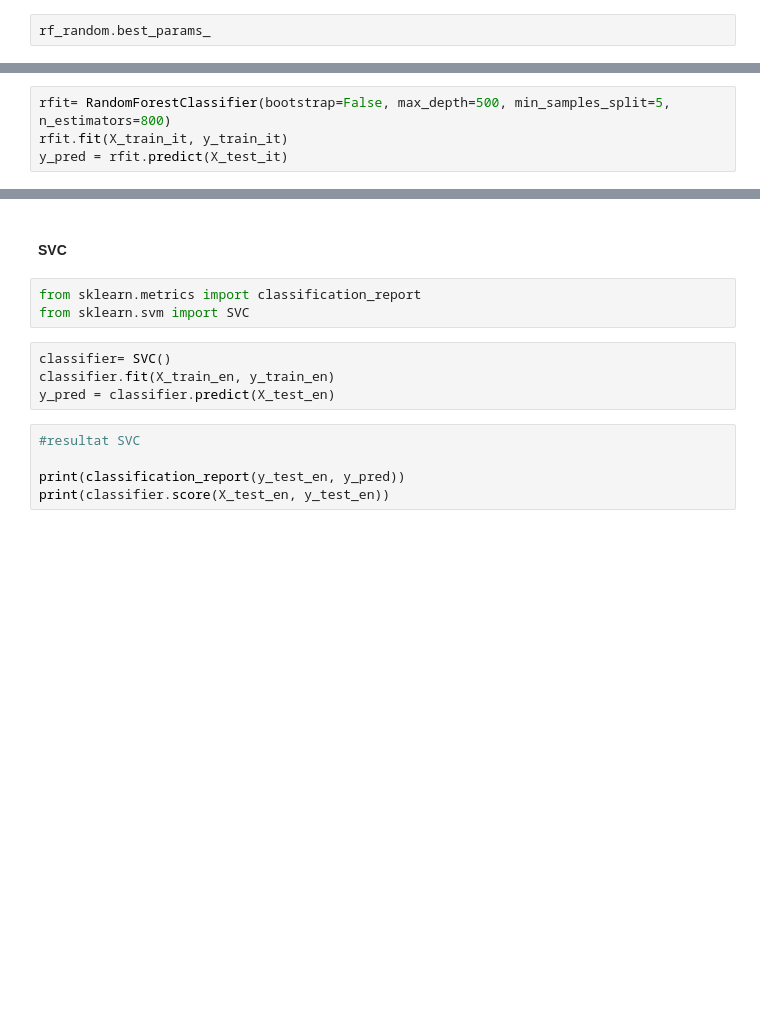
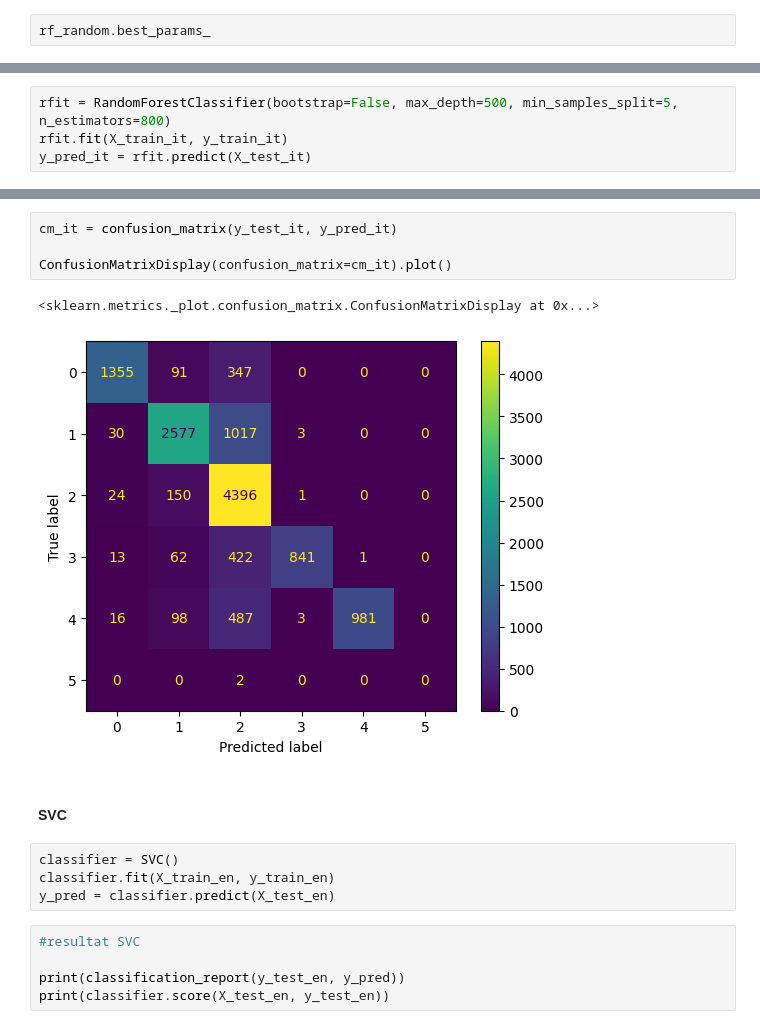
Before and after one commit to jmasSN/deft_2009, a Jupyter notebook: Codes/extract_main_final.ipynb, the cells around one changed output, grey strips where cells are left out. Saved outputs shown, nothing was run; the diff lists cells and outputs as text; blank space fills up the shorter version.

```diff
--- a/Codes/extract_main_final.ipynb
+++ b/Codes/extract_main_final.ipynb
@@ -454,5 +498,5 @@ weighted avg       0.83      0.79      0.79     12917
 # %%
-rfit= RandomForestClassifier(bootstrap=False, max_depth=500, min_samples_split=5, n_estimators=800)
+rfit = RandomForestClassifier(bootstrap=False, max_depth=500, min_samples_split=5, n_estimators=800)
 rfit.fit(X_train_it, y_train_it)
-y_pred = rfit.predict(X_test_it)
+y_pred_it = rfit.predict(X_test_it)
 # %%
@@ -501,10 +525,14 @@ weighted avg       0.25      0.29      0.26     12917
+# %%
+cm_it = confusion_matrix(y_test_it, y_pred_it)
+
+ConfusionMatrixDisplay(confusion_matrix=cm_it).plot()
+# %% [output]
+<sklearn.metrics._plot.confusion_matrix.ConfusionMatrixDisplay at 0x...>
+[figure, added]
 # %% [markdown]
 #### SVC
-# %%
-from sklearn.metrics import classification_report
-from sklearn.svm import SVC
 # %%
-classifier= SVC()
+classifier = SVC()
 classifier.fit(X_train_en, y_train_en)
 y_pred = classifier.predict(X_test_en)
 # %%
```
Also changed, not shown: parts of 49 cells of this notebook.
